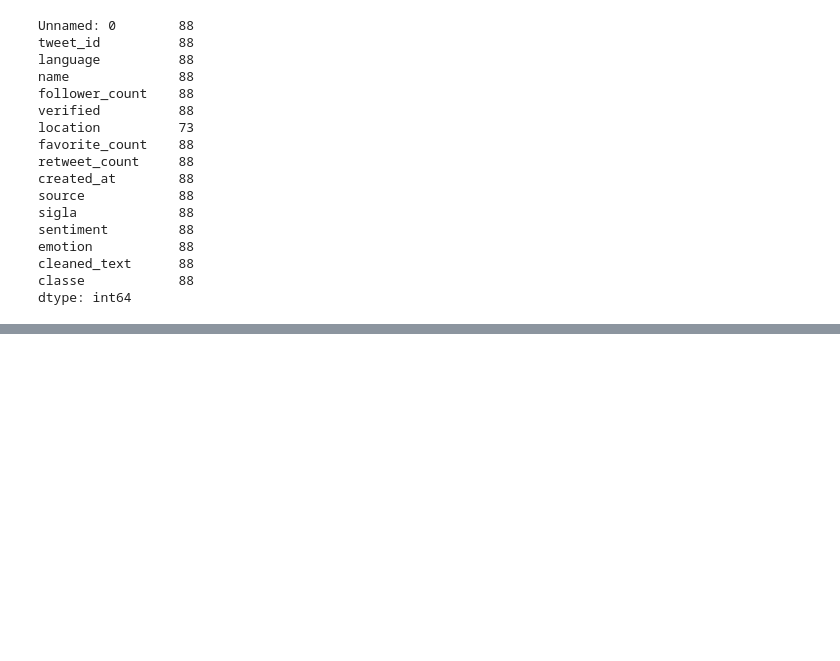
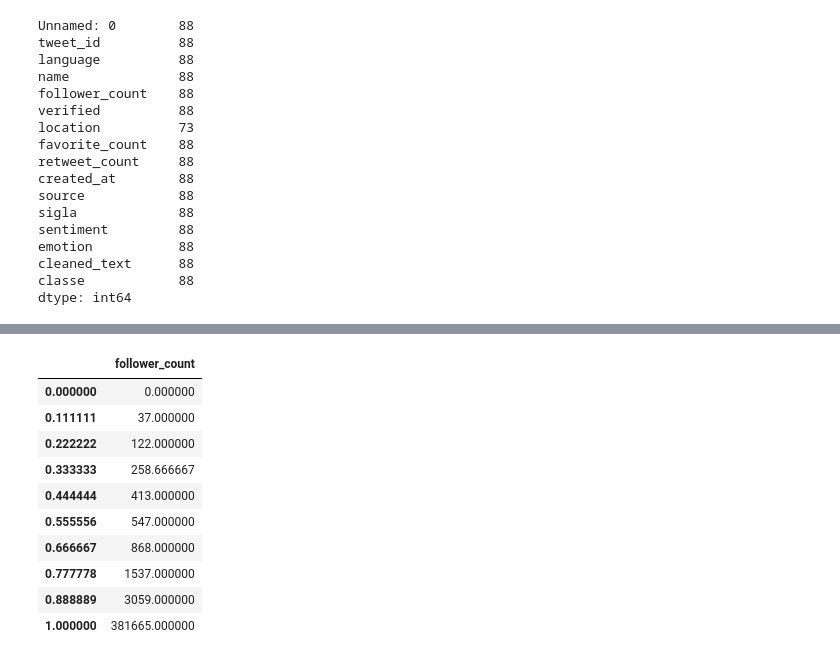
Before and after one commit to paolofesta/prove, a Jupyter notebook: TESI.ipynb, the cells around one changed output, grey strips where cells are left out. Saved outputs shown, nothing was run; the diff lists cells and outputs as text; code cells hidden in the pictures; blank space fills up the shorter version.

```diff
--- a/TESI.ipynb
+++ b/TESI.ipynb
@@ -628,0 +641,15 @@ df1=pd.DataFrame(data=z)
+# %%
+decili=pd.DataFrame(datasent['follower_count'].quantile(np.linspace(0.0,1.0,num=10)))
+decili
+# %% [output]
+|  | follower_count |
+| 0.000000 | 0.000000 |
+| 0.111111 | 37.000000 |
+| 0.222222 | 122.000000 |
+| 0.333333 | 258.666667 |
+| 0.444444 | 413.000000 |
+| 0.555556 | 547.000000 |
+| 0.666667 | 868.000000 |
+| 0.777778 | 1537.000000 |
+| 0.888889 | 3059.000000 |
+| 1.000000 | 381665.000000 |
```
Also changed, not shown: parts of 4 cells of this notebook.
